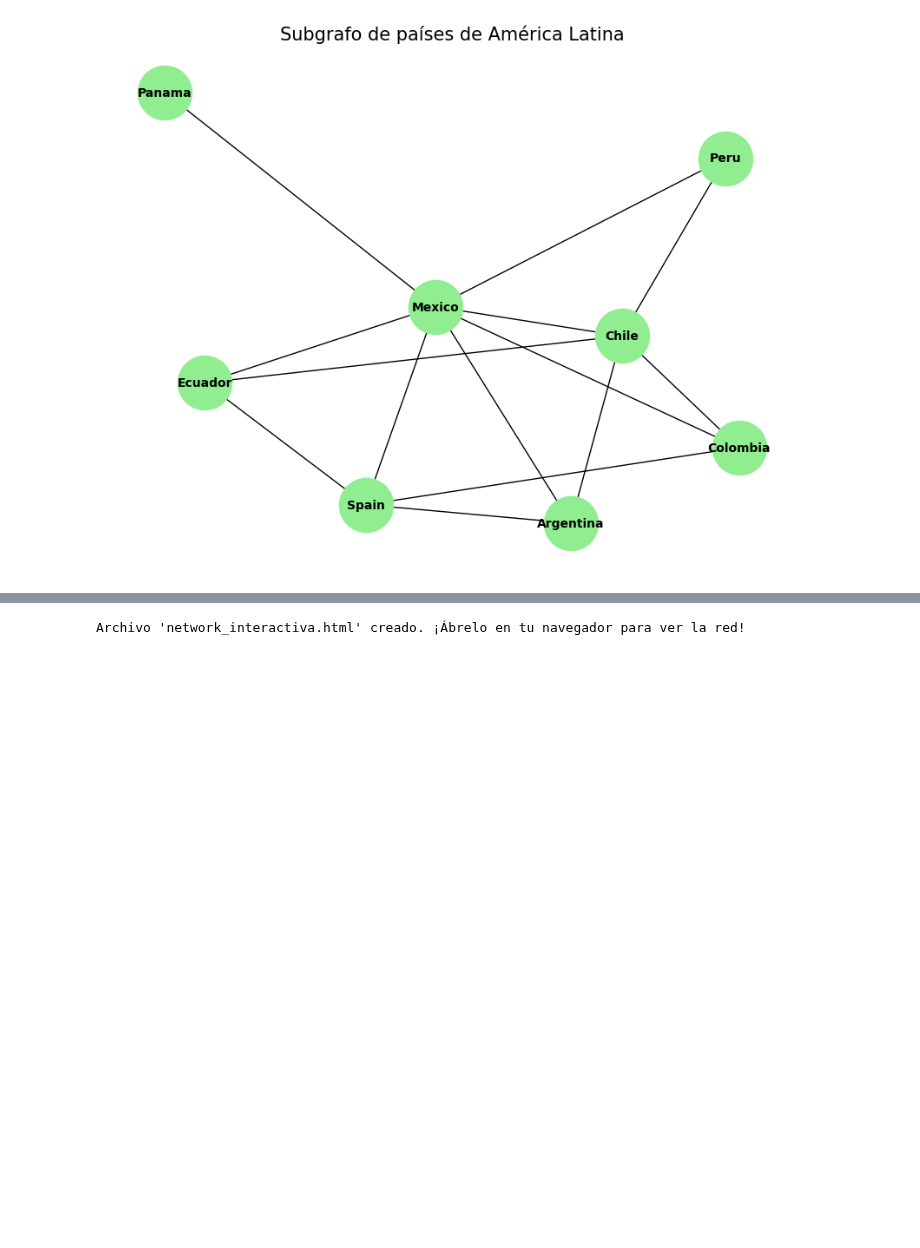
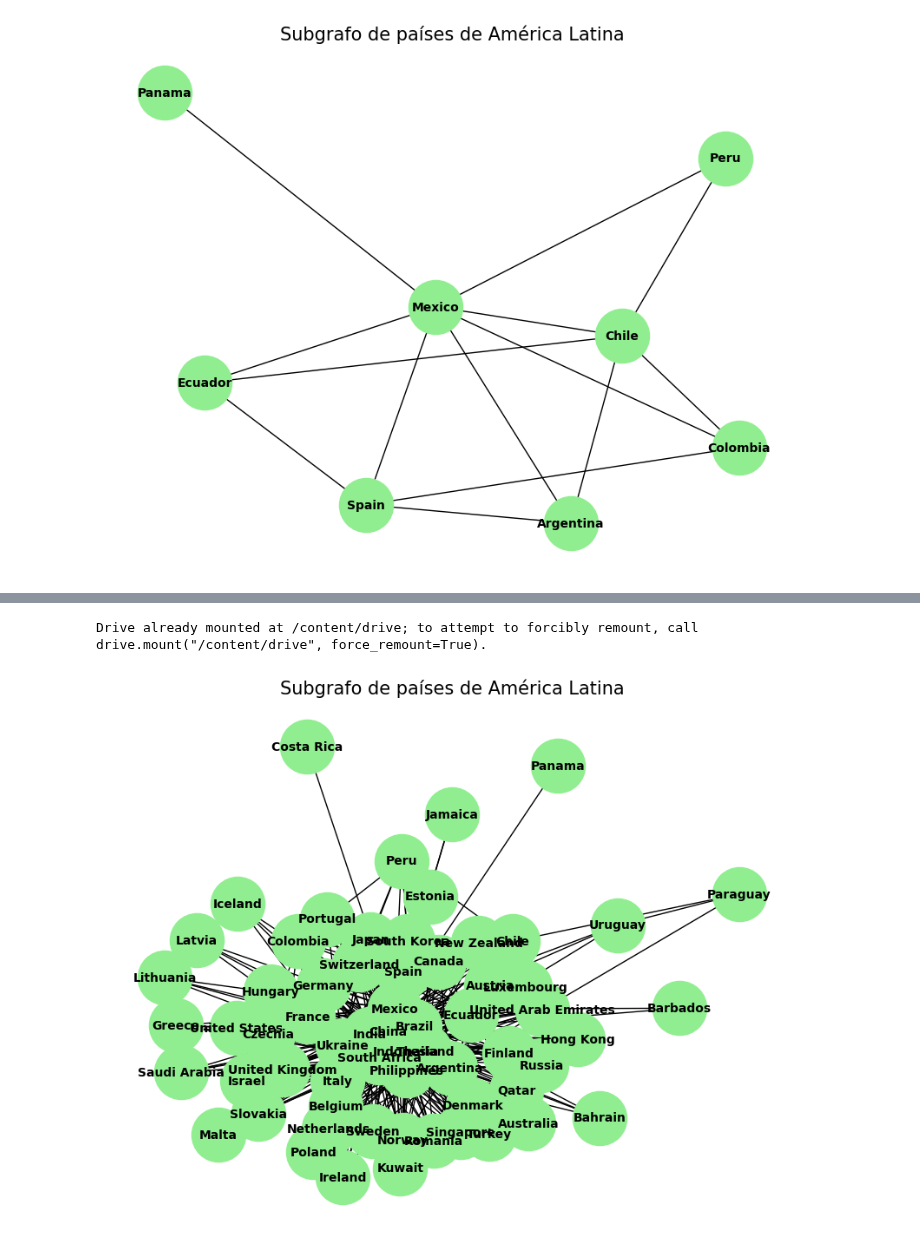
Before and after one commit to hubcborja/Trabajo_grado_ECIJG, a Jupyter notebook: Graficacion_red_convenios_Doble_Tributacion.ipynb, the cells around one changed output, grey strips where cells are left out. Drawn from its saved outputs; the diff is of its cells as text; code cells hidden in the pictures; blank space fills up the shorter version.

Commit message:
Avance para consguir metricas de la red

```diff
--- a/Graficacion_red_convenios_Doble_Tributacion.ipynb
+++ b/Graficacion_red_convenios_Doble_Tributacion.ipynb
@@ -116,35 +99,32 @@ Successfully installed jedi-0.19.2 pyvis-0.3.2
-# %%
-#Generado con Gemini
-
-import pandas as pd
-import networkx as nx
-from pyvis.network import Network
-
-
-
-G_nx = nx.from_pandas_edgelist(base_convenios,
-                               'Country A',
-                               'Country B',
-                               edge_attr='Date of signature')
-
-# 3. Convertir el grafo de NetworkX a un objeto de Pyvis
-# La función from_nx() es la forma más sencilla de hacerlo.
-# También puedes especificar la altura y el ancho del lienzo[cite: 3].
-nt = Network(height="750px", width="100%", bgcolor="#222222", font_color="white")
-nt.from_nx(G_nx)
-
-# Opcional: Añadir un título a las aristas para que muestren el año de firma
-# Esto aparecerá en un pop-up al pasar el mouse sobre la arista
-for edge in nt.edges:
-    edge['title'] = f"Año de firma: {edge['Date of signature']}"
-
-# Opcional: Agregar interactividad. Esto mostrará botones para modificar el grafo.
-# Los botones te permiten ajustar la física, el diseño y otras opciones.
-nt.show_buttons(filter_=['physics', 'layout', 'edges']) #[cite: 261, 266]
-
-# 4. Generar el archivo HTML y mostrarlo
-# El archivo 'network_interactiva.html' se guardará en tu directorio de trabajo.
-nt.save_graph("network_interactiva.html")
-print("Archivo 'network_interactiva.html' creado. ¡Ábrelo en tu navegador para ver la red!")
-# %% [output]
-Archivo 'network_interactiva.html' creado. ¡Ábrelo en tu navegador para ver la red!
+# %%
+from google.colab import drive
+drive.mount('/content/drive')
+# %% [output]
+Drive already mounted at /content/drive; to attempt to forcibly remount, call drive.mount("/content/drive", force_remount=True).
+# %%
+base_convenios=pd.read_csv('/content/drive/MyDrive/Gravity/convenios_tributarios.csv')
+base_convenios.head()
+
+paises_subgrafo=['Sweden', 'Malta', 'Australia', 'Czechia', 'Bahrain', 'Latvia', 'Russia', 'New Zealand', 'Ireland', 'Panama', 'Italy', 'Paraguay', 'India',
+'Canada', 'Romania', 'Denmark', 'Iceland', 'Turkey', 'South Africa', 'Greece', 'Finland', 'Slovakia', 'Philippines', 'France', 'Argentina',
+'Thailand', 'Indonesia', 'Israel', 'China', 'Barbados', 'Costa Rica', 'Belgium', 'Luxembourg', 'Switzerland', 'Lithuania', 'Hong Kong', 'Austria',
+'Saudi Arabia', 'Japan', 'Jamaica', 'Hungary', 'Spain', 'United States', 'United Kingdom', 'Colombia', 'Germany', 'United Arab Emirates', 'Peru',
+'Estonia', 'Ecuador', 'Brazil', 'Kuwait', 'Singapore', 'South Korea', 'Portugal', 'Qatar', 'Ukraine', 'Uruguay', 'Mexico', 'Poland', 'Norway',
+'Chile', 'Netherlands']
+
+G = nx.from_pandas_edgelist(base_convenios,
+                            source='Country A',
+                            target='Country B',
+                            edge_attr='Date of signature')
+pos = nx.spring_layout(G)
+# Crear el subgrafo
+subgrafo = G.subgraph(paises_subgrafo)
+
+# Dibujar el subgrafo
+plt.figure(figsize=(8, 6))
+pos_sub = nx.spring_layout(subgrafo, pos=pos)
+nx.draw(subgrafo, pos_sub, with_labels=True, node_color='lightgreen', node_size=2000, font_size=10, font_weight='bold')
+plt.title("Subgrafo de países de América Latina", size=15)
+plt.show()
+# %% [output]
+[figure, added]
```
Also changed, not shown: parts of 5 cells of this notebook.
